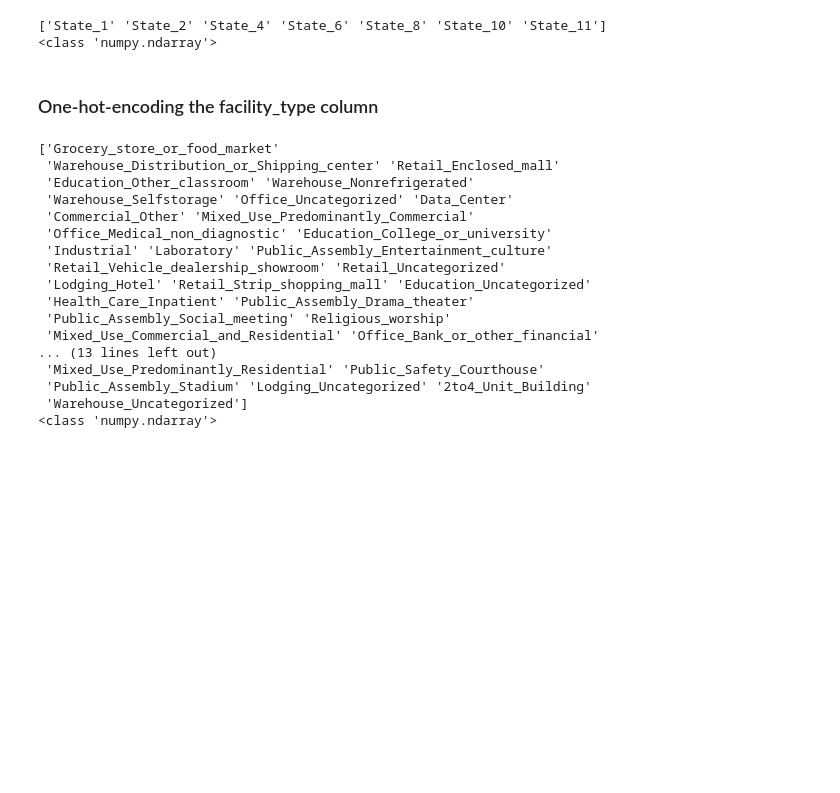
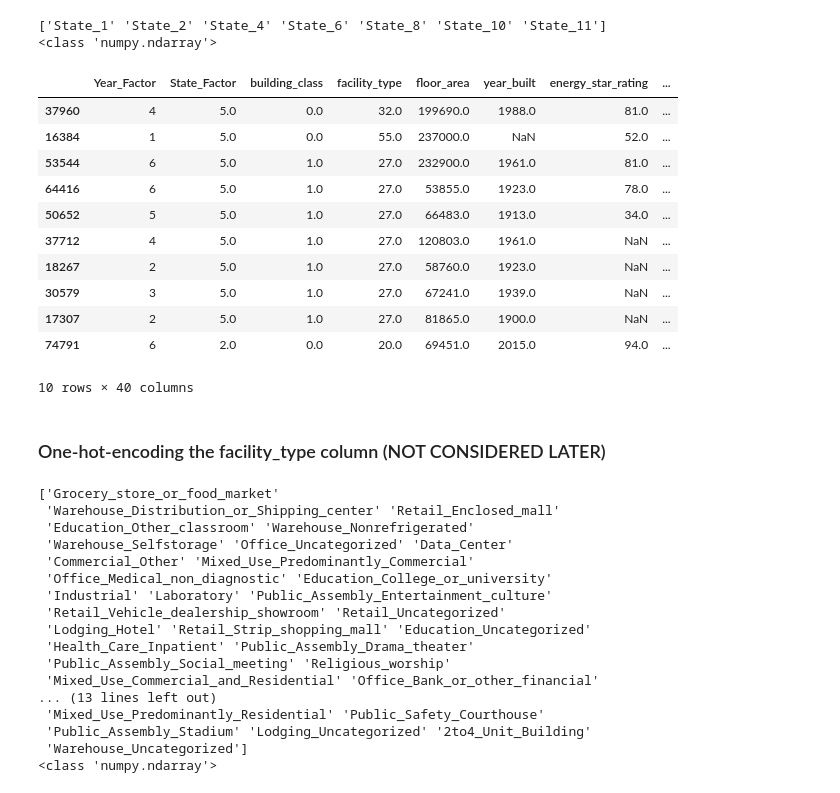
Before and after one commit to AnuragTimilsina/wids_datathon2022, a Jupyter notebook: wids_kaggle_challenge.ipynb, the cells around one changed output. Cells and saved outputs as stored; diff of their text form; code cells hidden in the pictures; blank space fills up the shorter version.

```diff
--- a/wids_kaggle_challenge.ipynb
+++ b/wids_kaggle_challenge.ipynb
@@ -111,3 +112,19 @@ train['building_class'] = enc.fit_transform(train['building_class'].to_numpy().r
+# %%
+encoded_data = train
+encoded_data.sample(10)
+# %% [output]
+|  | Year_Factor | State_Factor | building_class | facility_type | floor_area | year_built | energy_star_rating | ... |
+| 37960 | 4 | 5.0 | 0.0 | 32.0 | 199690.0 | 1988.0 | 81.0 | ... |
+| 16384 | 1 | 5.0 | 0.0 | 55.0 | 237000.0 | NaN | 52.0 | ... |
+| 53544 | 6 | 5.0 | 1.0 | 27.0 | 232900.0 | 1961.0 | 81.0 | ... |
+| 64416 | 6 | 5.0 | 1.0 | 27.0 | 53855.0 | 1923.0 | 78.0 | ... |
+| 50652 | 5 | 5.0 | 1.0 | 27.0 | 66483.0 | 1913.0 | 34.0 | ... |
+| 37712 | 4 | 5.0 | 1.0 | 27.0 | 120803.0 | 1961.0 | NaN | ... |
+| 18267 | 2 | 5.0 | 1.0 | 27.0 | 58760.0 | 1923.0 | NaN | ... |
+| 30579 | 3 | 5.0 | 1.0 | 27.0 | 67241.0 | 1939.0 | NaN | ... |
+| 17307 | 2 | 5.0 | 1.0 | 27.0 | 81865.0 | 1900.0 | NaN | ... |
+| 74791 | 6 | 2.0 | 0.0 | 20.0 | 69451.0 | 2015.0 | 94.0 | ... |
+10 rows × 40 columns
 # %% [markdown]
-### One-hot-encoding the facility_type column
+### One-hot-encoding the facility_type column (NOT CONSIDERED LATER)
 # %%
```
Also changed, not shown: parts of 20 cells of this notebook, 1 other file.
